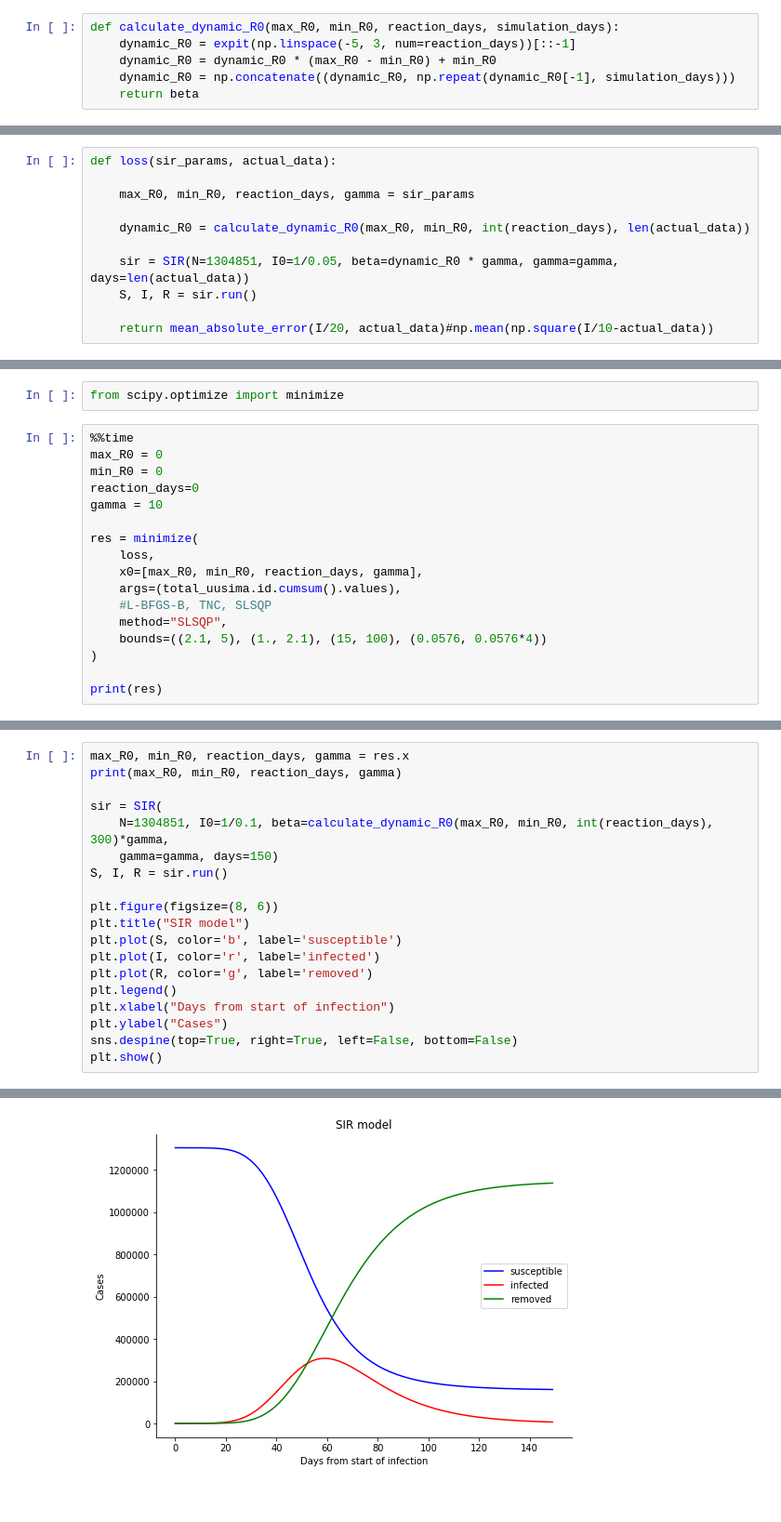
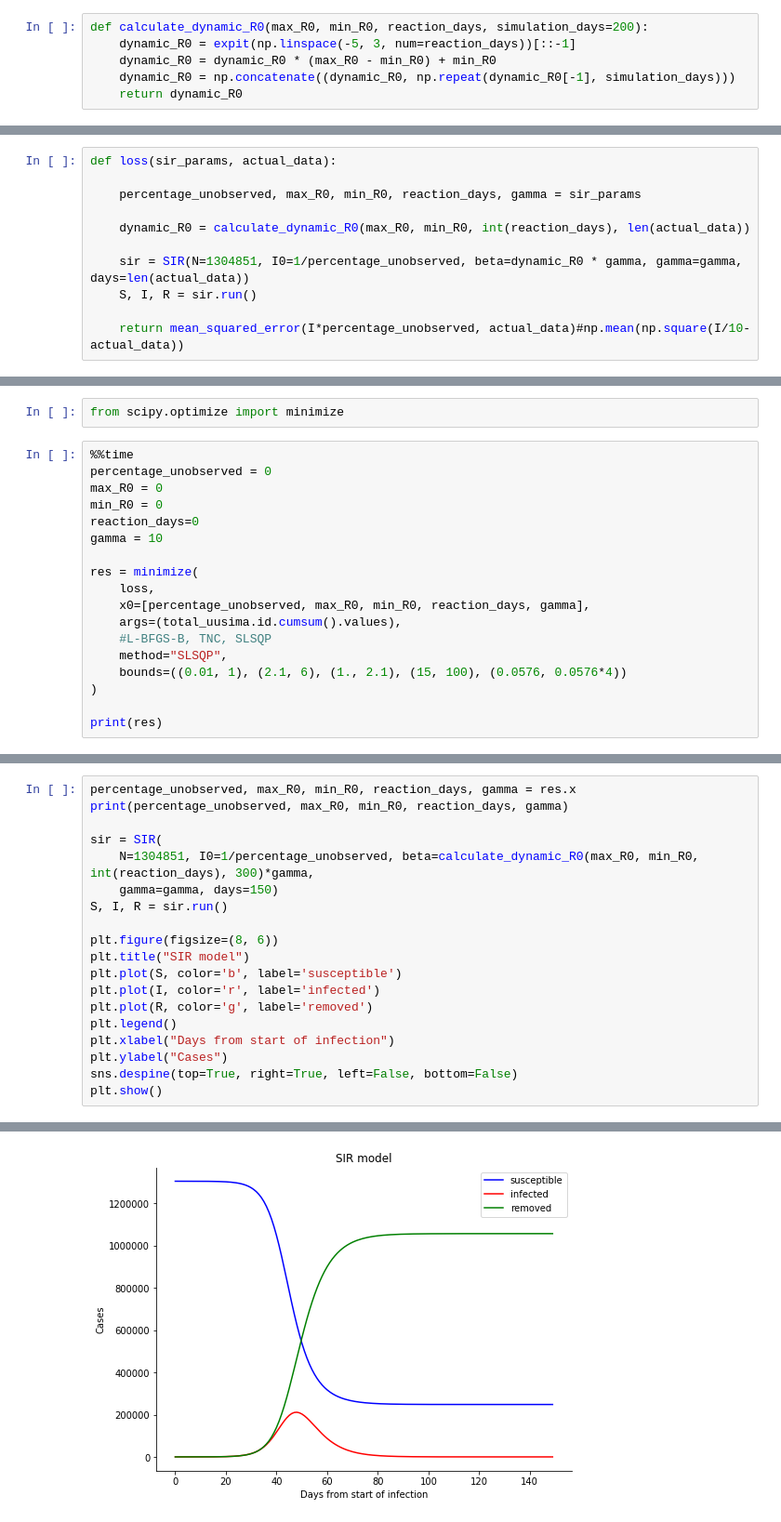
Before and after one commit to DmitrySerg/COVID-19, a Jupyter notebook: models/SIR_estimation.ipynb, the cells around one changed output, grey strips where cells are left out. Shown at 93% size. Drawn from its saved outputs; the diff is of its cells as text.

```diff
--- a/models/SIR_estimation.ipynb
+++ b/models/SIR_estimation.ipynb
@@ -121,20 +122,20 @@ array([  1,   2,   5,   6,   9,  10,  12,  14,  18,  21,  32,  52,  69,
 # %%
-def calculate_dynamic_R0(max_R0, min_R0, reaction_days, simulation_days):
+def calculate_dynamic_R0(max_R0, min_R0, reaction_days, simulation_days=200):
     dynamic_R0 = expit(np.linspace(-5, 3, num=reaction_days))[::-1]
     dynamic_R0 = dynamic_R0 * (max_R0 - min_R0) + min_R0
     dynamic_R0 = np.concatenate((dynamic_R0, np.repeat(dynamic_R0[-1], simulation_days)))
-    return beta
+    return dynamic_R0
 # %%
 from sklearn.metrics import mean_squared_log_error, mean_absolute_error, mean_squared_error
 # %%
 def loss(sir_params, actual_data):
 
-    max_R0, min_R0, reaction_days, gamma = sir_params
+    percentage_unobserved, max_R0, min_R0, reaction_days, gamma = sir_params
 
     dynamic_R0 = calculate_dynamic_R0(max_R0, min_R0, int(reaction_days), len(actual_data))
 
-    sir = SIR(N=1304851, I0=1/0.05, beta=dynamic_R0 * gamma, gamma=gamma, days=len(actual_data))
+    sir = SIR(N=1304851, I0=1/percentage_unobserved, beta=dynamic_R0 * gamma, gamma=gamma, days=len(actual_data))
     S, I, R = sir.run()
 
-    return mean_absolute_error(I/20, actual_data)#np.mean(np.square(I/10-actual_data))
+    return mean_squared_error(I*percentage_unobserved, actual_data)#np.mean(np.square(I/10-actual_data))
 # %%
@@ -145,6 +146,7 @@ loss([6, 1, 60, 0.01], total_uusima.id.cumsum().values)
 from scipy.optimize import minimize
 # %%
 %%time
+percentage_unobserved = 0
 max_R0 = 0
 min_R0 = 0
 reaction_days=0
@@ -152,11 +154,11 @@ gamma = 10
 
 res = minimize(
     loss,
-    x0=[max_R0, min_R0, reaction_days, gamma],
+    x0=[percentage_unobserved, max_R0, min_R0, reaction_days, gamma],
     args=(total_uusima.id.cumsum().values),
     #L-BFGS-B, TNC, SLSQP
     method="SLSQP",
-    bounds=((2.1, 5), (1., 2.1), (15, 100), (0.0576, 0.0576*4))
+    bounds=((0.01, 1), (2.1, 6), (1., 2.1), (15, 100), (0.0576, 0.0576*4))
 )
 
 print(res)
@@ -177,9 +178,9 @@ import seaborn as sns
 # %%
-max_R0, min_R0, reaction_days, gamma = res.x
-print(max_R0, min_R0, reaction_days, gamma)
+percentage_unobserved, max_R0, min_R0, reaction_days, gamma = res.x
+print(percentage_unobserved, max_R0, min_R0, reaction_days, gamma)
 
 sir = SIR(
-    N=1304851, I0=1/0.1, beta=calculate_dynamic_R0(max_R0, min_R0, int(reaction_days), 300)*gamma,
+    N=1304851, I0=1/percentage_unobserved, beta=calculate_dynamic_R0(max_R0, min_R0, int(reaction_days), 300)*gamma,
     gamma=gamma, days=150)
 S, I, R = sir.run()
 
@@ -198 +199 @@ plt.show()
-[figure, old version]
+[figure, new version]
```
Also changed, not shown: parts of 14 cells of this notebook.
